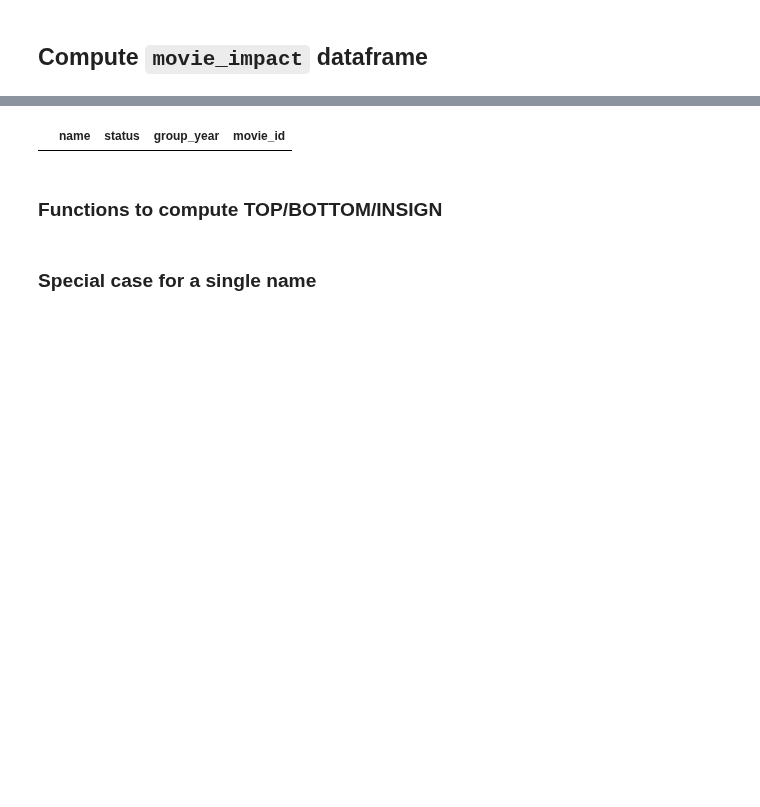
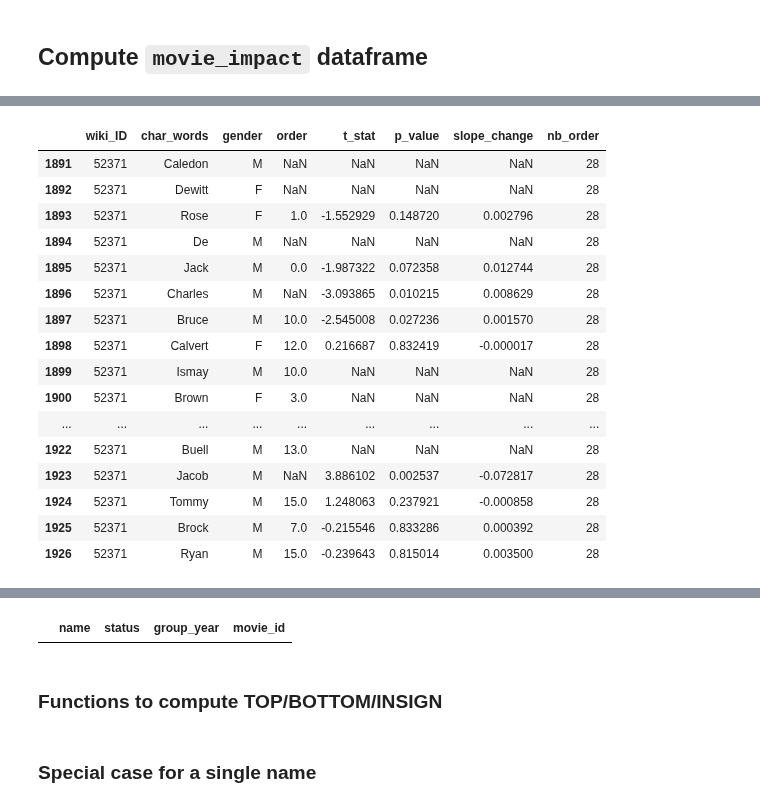
Before and after one commit to epfl-ada/ada-2023-project-abadakor, a Jupyter notebook: data/get_data_for_website.ipynb, the cells around one changed output, grey strips where cells are left out. Drawn from its saved outputs; the diff is of its cells as text; code cells hidden in the pictures; blank space fills up the shorter version.

```diff
--- a/data/get_data_for_website.ipynb
+++ b/data/get_data_for_website.ipynb
@@ -36,0 +74,21 @@ First, let's compute the 5 years with the most change in the babies for the chos
+# %%
+# check case with tommy charcater in titanic
+name_by_movie_merged_with_nunique[name_by_movie_merged_with_nunique['wiki_ID'] == 52371]
+# %% [output]
+|  | wiki_ID | char_words | gender | order | t_stat | p_value | slope_change | nb_order |
+| 1891 | 52371 | Caledon | M | NaN | NaN | NaN | NaN | 28 |
+| 1892 | 52371 | Dewitt | F | NaN | NaN | NaN | NaN | 28 |
+| 1893 | 52371 | Rose | F | 1.0 | -1.552929 | 0.148720 | 0.002796 | 28 |
+| 1894 | 52371 | De | M | NaN | NaN | NaN | NaN | 28 |
+| 1895 | 52371 | Jack | M | 0.0 | -1.987322 | 0.072358 | 0.012744 | 28 |
+| 1896 | 52371 | Charles | M | NaN | -3.093865 | 0.010215 | 0.008629 | 28 |
+| 1897 | 52371 | Bruce | M | 10.0 | -2.545008 | 0.027236 | 0.001570 | 28 |
+| 1898 | 52371 | Calvert | F | 12.0 | 0.216687 | 0.832419 | -0.000017 | 28 |
+| 1899 | 52371 | Ismay | M | 10.0 | NaN | NaN | NaN | 28 |
+| 1900 | 52371 | Brown | F | 3.0 | NaN | NaN | NaN | 28 |
+| ... | ... | ... | ... | ... | ... | ... | ... | ... |
+| 1922 | 52371 | Buell | M | 13.0 | NaN | NaN | NaN | 28 |
+| 1923 | 52371 | Jacob | M | NaN | 3.886102 | 0.002537 | -0.072817 | 28 |
+| 1924 | 52371 | Tommy | M | 15.0 | 1.248063 | 0.237921 | -0.000858 | 28 |
+| 1925 | 52371 | Brock | M | 7.0 | -0.215546 | 0.833286 | 0.000392 | 28 |
+| 1926 | 52371 | Ryan | M | 15.0 | -0.239643 | 0.815014 | 0.003500 | 28 |
```
Also changed, not shown: parts of 35 cells of this notebook, 3 other files.
